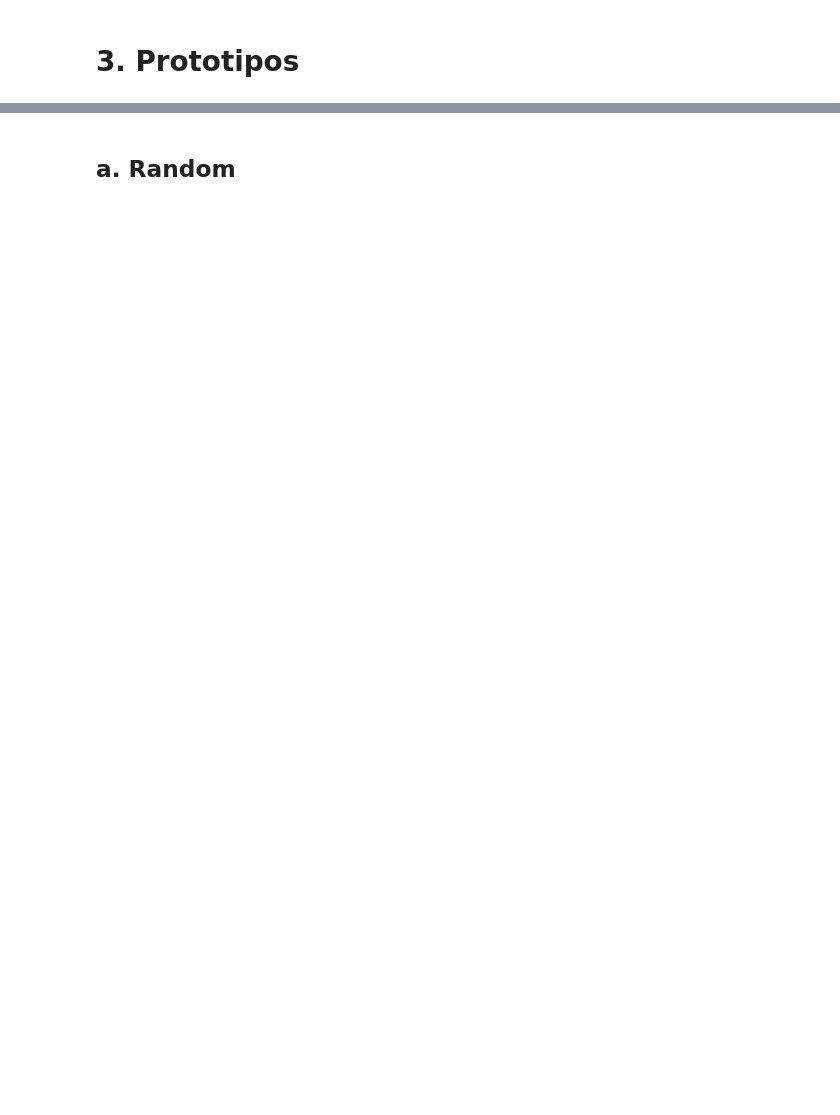
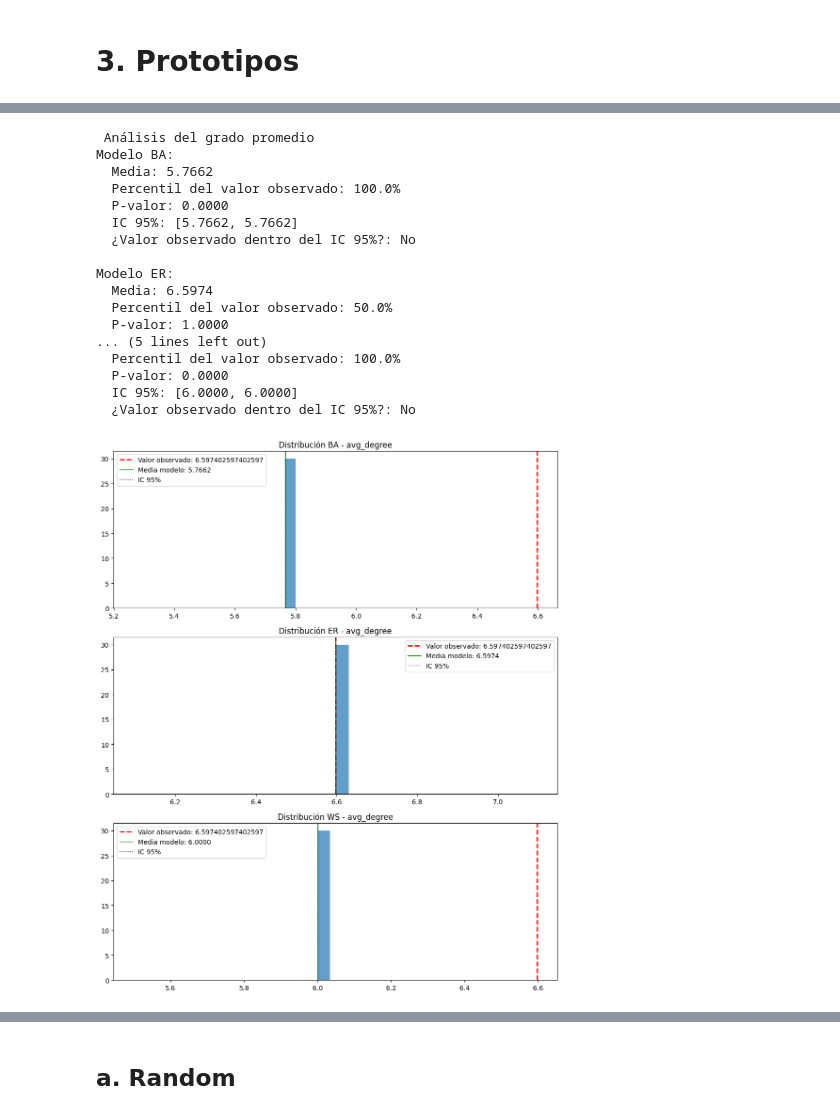
Before and after one commit to jgjuara/redes-tp1, a Jupyter notebook: TP1DMCyT_v2.ipynb, the cells around one changed output, grey strips where cells are left out. Drawn from its saved outputs; the diff is of its cells as text; code cells hidden in the pictures; blank space fills up the shorter version.

```diff
--- a/TP1DMCyT_v2.ipynb
+++ b/TP1DMCyT_v2.ipynb
@@ -256,0 +447,38 @@ plt.show()
+# %%
+# Valor observado
+resultados = analisis_indicador(df = df, param = 'avg_degree', valores_reales = valores_reales)
+
+
+
+
+print(" Análisis del grado promedio")
+# Mostrar resultados
+for modelo, res in resultados.items():
+    print(f"Modelo {modelo.upper()}:")
+    print(f"  Media: {res['media']:.4f}")
+    print(f"  Percentil del valor observado: {res['percentil']:.1f}%")
+    print(f"  P-valor: {res['p_valor']:.4f}")
+    print(f"  IC 95%: [{res['intervalo_confianza_95'][0]:.4f}, {res['intervalo_confianza_95'][1]:.4f}]")
+    print(f"  ¿Valor observado dentro del IC 95%?: {'Sí' if res['dentro_ic'] else 'No'}")
+    print()
+
+plot_analisis_indicador(resultados = resultados, valores_reales = valores_reales, param = 'avg_degree', modelos = ['ba', 'er', 'ws'])
+# %% [output]
+ Análisis del grado promedio
+Modelo BA:
+  Media: 5.7662
+  Percentil del valor observado: 100.0%
+  P-valor: 0.0000
+  IC 95%: [5.7662, 5.7662]
+  ¿Valor observado dentro del IC 95%?: No
+
+Modelo ER:
+  Media: 6.5974
+  Percentil del valor observado: 50.0%
+  P-valor: 1.0000
+... (5 lines left out)
+  Percentil del valor observado: 100.0%
+  P-valor: 0.0000
+  IC 95%: [6.0000, 6.0000]
+  ¿Valor observado dentro del IC 95%?: No
+[figure, added]
```
Also changed, not shown: parts of 39 cells of this notebook, 1 other file.
